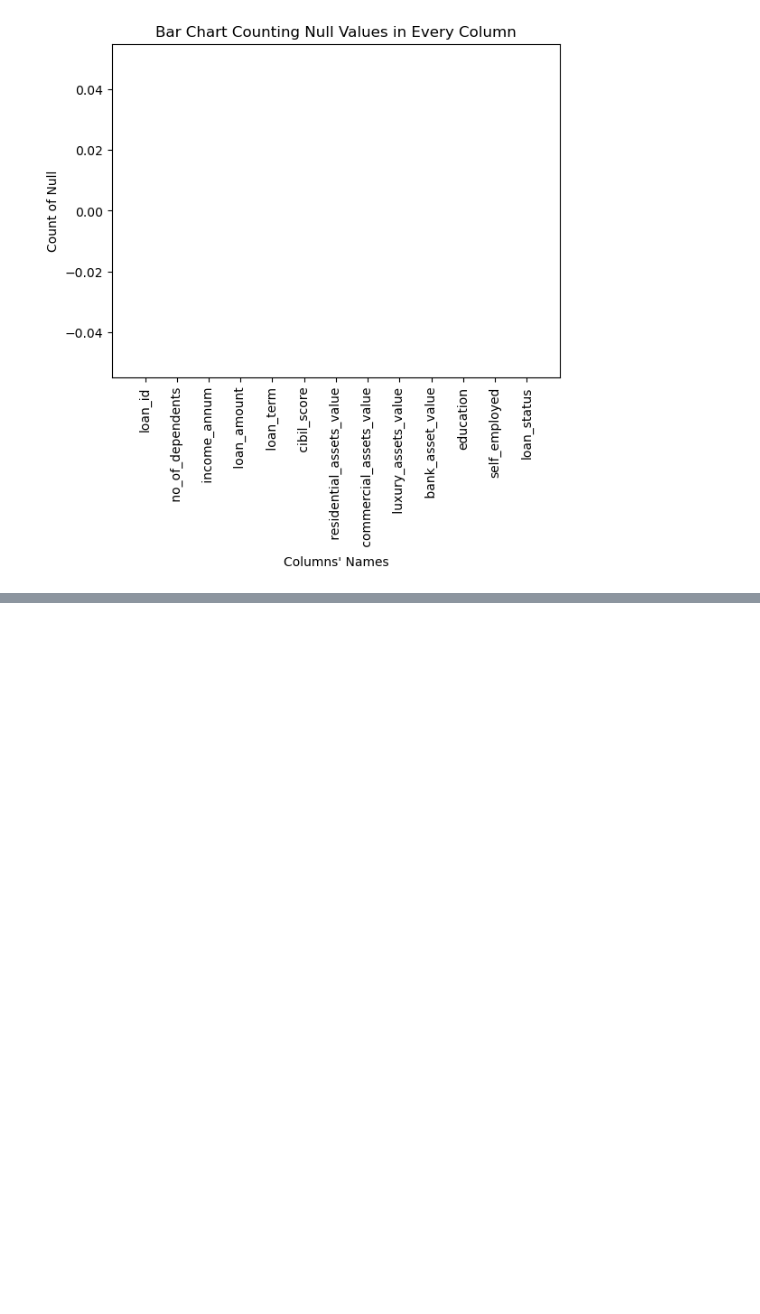
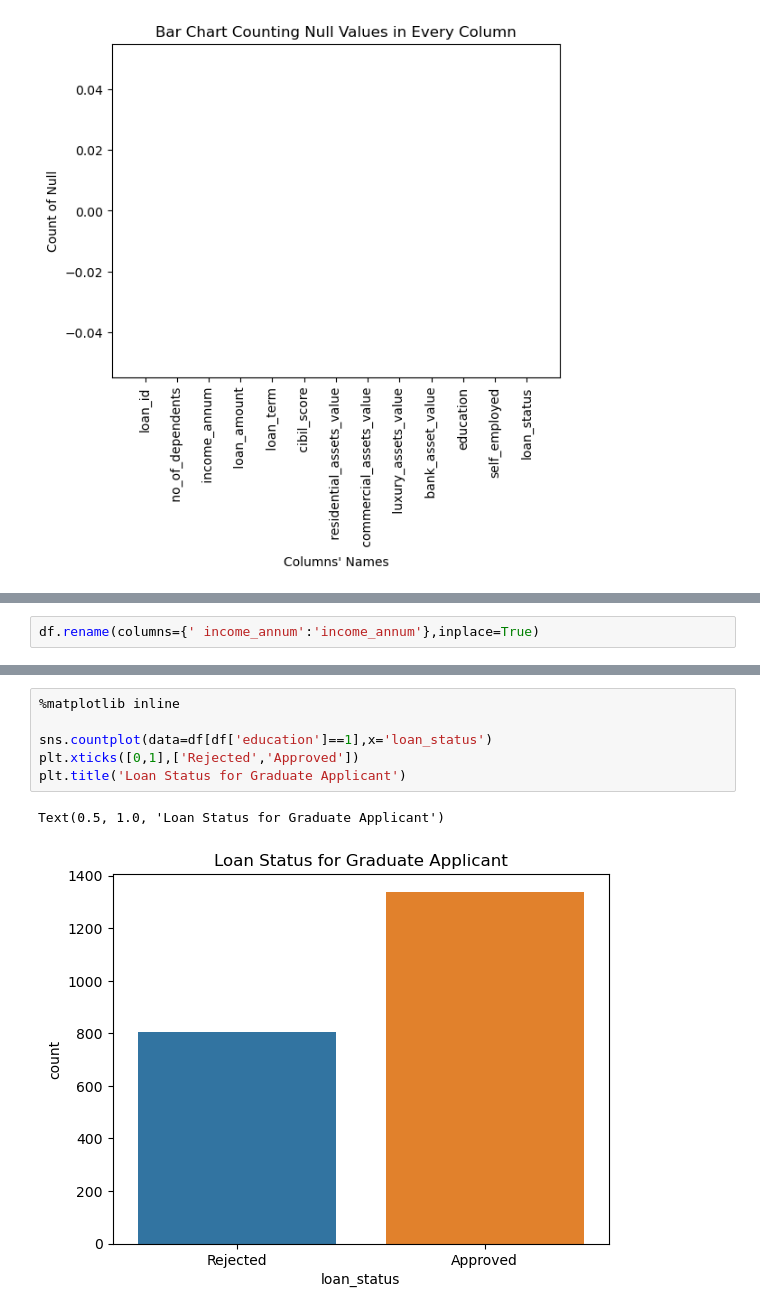
Before and after one commit to sha2992/Laptop-Price-Data, a Jupyter notebook: loan-approval-prediction.ipynb, the cells around one changed output, grey strips where cells are left out. Cells and saved outputs as stored; diff of their text form; blank space fills up the shorter version.

```diff
--- a/loan-approval-prediction.ipynb
+++ b/loan-approval-prediction.ipynb
@@ -230,0 +241,2 @@ plt.show()
+# %%
+df.rename(columns={' income_annum':'income_annum'},inplace=True)
@@ -230,0 +250,9 @@ plt.show()
+# %%
+%matplotlib inline
+
+sns.countplot(data=df[df['education']==1],x='loan_status')
+plt.xticks([0,1],['Rejected','Approved'])
+plt.title('Loan Status for Graduate Applicant')
+# %% [output]
+Text(0.5, 1.0, 'Loan Status for Graduate Applicant')
+[figure, added]
```
Also changed, not shown: parts of 5 cells of this notebook.
